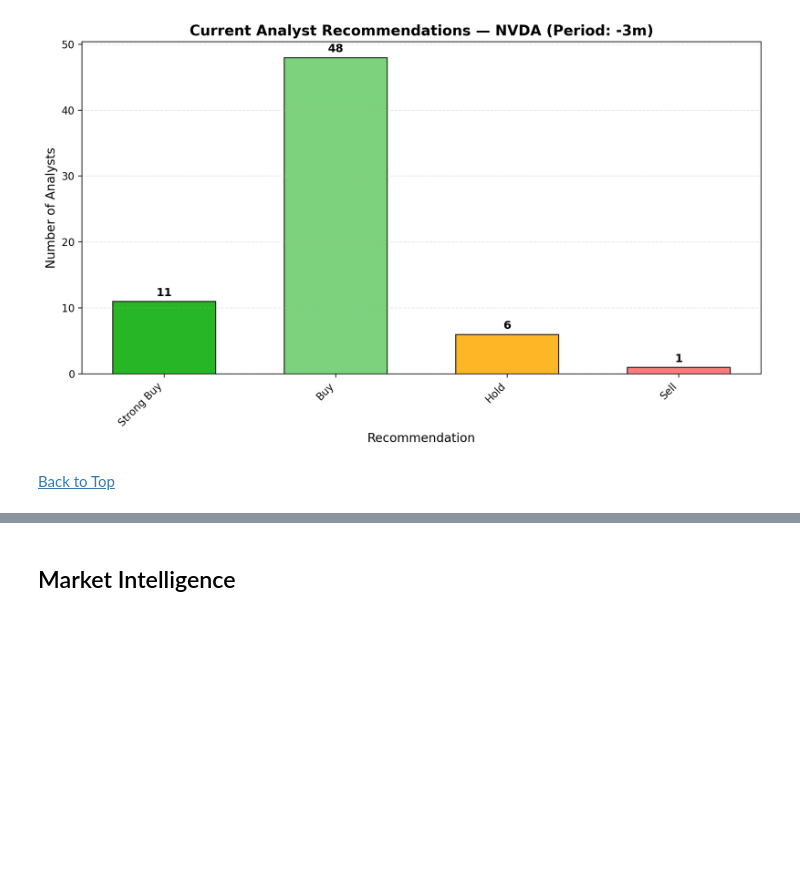
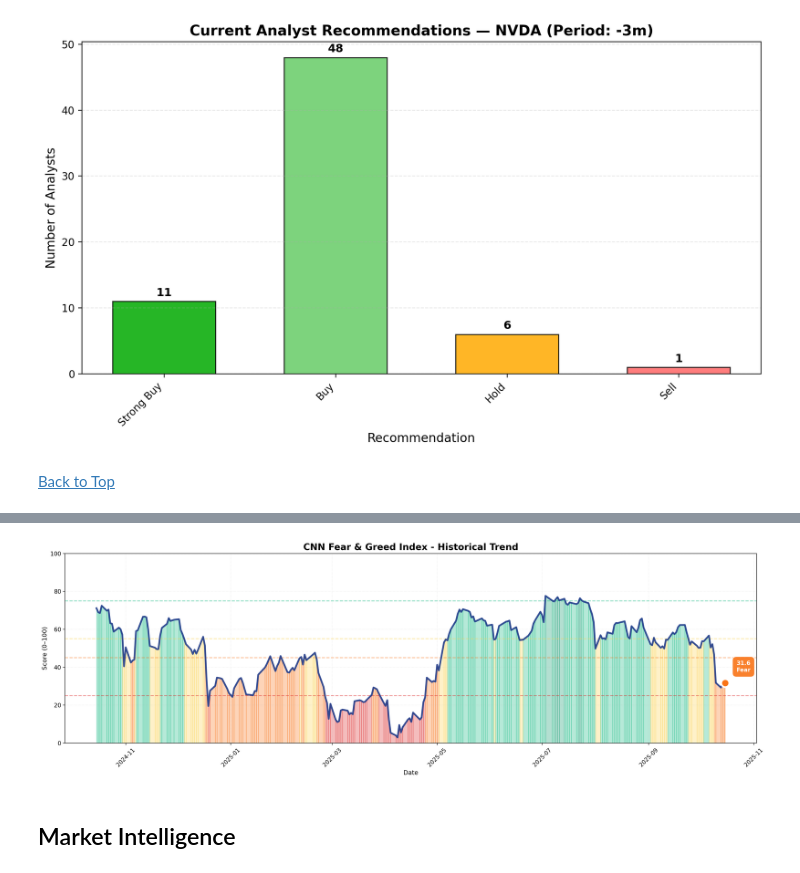
Before and after one commit to Salling3650/Stock_marked, a Jupyter notebook: Stock analysis.ipynb, the cells around one changed output, grey strips where cells are left out. Cells and saved outputs as stored; diff of their text form; code cells hidden in the pictures; blank space fills up the shorter version.

Commit message:
Added fear and greed graph

```diff
--- a/Stock analysis.ipynb
+++ b/Stock analysis.ipynb
@@ -2156,3 +2160,98 @@ Create X number of graphs that show the development of key metrics over time for
+# %%
+# Fetch and visualize CNN Fear & Greed Index (historical data)
+import requests
+from requests.adapters import HTTPAdapter
+from urllib3.util.retry import Retry
+import pandas as pd
+import matplotlib.pyplot as plt
+import numpy as np
+
+# --- Fetch data ---
+url = "https://production.dataviz.cnn.io/index/fearandgreed/graphdata"
+headers = {
+    "User-Agent": "Mozilla/5.0 (Windows NT 10.0; Win64; x64) AppleWebKit/537.36 (KHTML, like Gecko) Chrome/120.0.0.0 Safari/537.36",
+    "Accept": "application/json, text/javascript, */*; q=0.01",
+    "Referer": "https://www.cnn.com/",
+}
+
+session = requests.Session()
+retries = Retry(total=2, backoff_factor=0.8, status_forcelist=[429, 500, 502, 503, 504])
+session.mount("https://", HTTPAdapter(max_retries=retries))
+
+try:
+    resp = session.get(url, headers=headers, timeout=8)
+    resp.raise_for_status()
+    data = resp.json()
+except Exception as e:
+    raise SystemExit(f"Error fetching data: {e}")
+
+# --- Parse data ---
+def parse_timestamp(ts):
+    """Convert CNN timestamp to pandas datetime"""
+    return pd.to_datetime(ts, unit='ms', utc=True, errors='coerce')
+
+historical = data.get("fear_and_greed_historical", {}).get("data", [])
+if not historical:
+    raise SystemExit("No historical data available.")
+
+df = pd.DataFrame([
+    {"timestamp": parse_timestamp(item.get("x")), "score": item.get("y")}
+    for item in historical if item.get("x") and item.get("y") is not None
+])
+df = df.dropna().sort_values("timestamp")
+df = df[(df["score"] >= 0) & (df["score"] <= 100)]
+
+# --- Plot ---
+def get_color(value):
+    if value <= 25: return '#DC2626'   # Extreme Fear
+    if value <= 45: return '#F97316'   # Fear
+    if value <= 55: return '#FCD34D'   # Neutral
+    if value <= 75: return '#10B981'   # Greed
+    return '#059669'                   # Extreme Greed
+
+def get_rating(value):
+    if value <= 25: return 'Extreme Fear'
+    if value <= 45: return 'Fear'
+    if value <= 55: return 'Neutral'
+    if value <= 75: return 'Greed'
+    return 'Extreme Greed'
+
+fig, ax = plt.subplots(figsize=(18, 6))
+
+# Main line
+ax.plot(df['timestamp'], df['score'], color='#1e3a8a', linewidth=3, alpha=0.9, zorder=3)
+
+# Color fill
+for i in range(len(df) - 1):
+    x = [df['timestamp'].iloc[i], df['timestamp'].iloc[i + 1]]
+    y = [df['score'].iloc[i], df['score'].iloc[i + 1]]
+    ax.fill_between(x, 0, y, color=get_color(np.mean(y)), alpha=0.3)
+
+# Reference lines
+for y, color in [(25, '#DC2626'), (45, '#F97316'), (55, '#FCD34D'), (75, '#10B981')]:
+    ax.axhline(y=y, color=color, linestyle='--', alpha=0.5, linewidth=1.5)
+
+# Latest value annotation
+last = df.iloc[-1]
+ax.scatter(last['timestamp'], last['score'], color=get_color(last['score']),
+           s=200, edgecolors='white', linewidth=3, zorder=5)
+ax.annotate(f"{last['score']:.1f}\n{get_rating(last['score'])}",
+            xy=(last['timestamp'], last['score']), xytext=(20, 20),
+            textcoords='offset points', fontsize=10, fontweight='bold',
+            bbox=dict(boxstyle='round,pad=0.7', facecolor=get_color(last['score']),
+                      edgecolor='white', alpha=0.9), color='white')
+
+# Labels & style
+ax.set_title("CNN Fear & Greed Index - Historical Trend", fontsize=16, fontweight='bold')
+ax.set_xlabel("Date", fontsize=11)
+ax.set_ylabel("Score (0–100)", fontsize=11)
+ax.set_ylim(0, 100)
+ax.grid(alpha=0.25, linestyle=':')
+ax.tick_params(axis='x', rotation=45)
+plt.tight_layout()
+plt.show()
+# %% [output]
+[figure, added]
 # %% [markdown]
 ## Market Intelligence
 # %%
```
Also changed, not shown: parts of 10 cells of this notebook.
